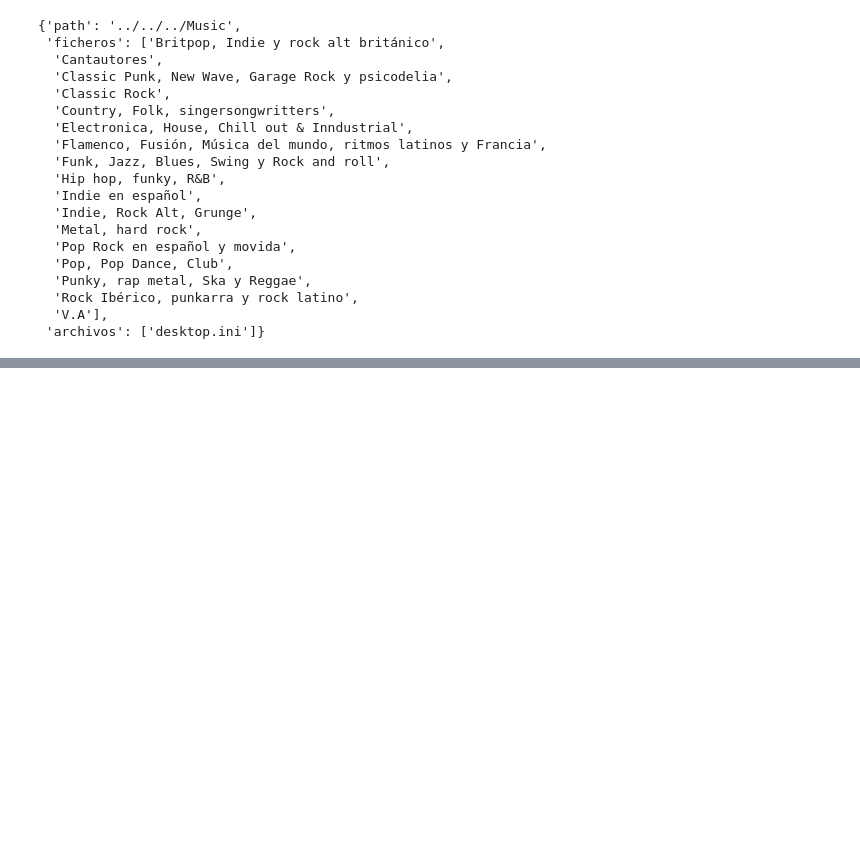
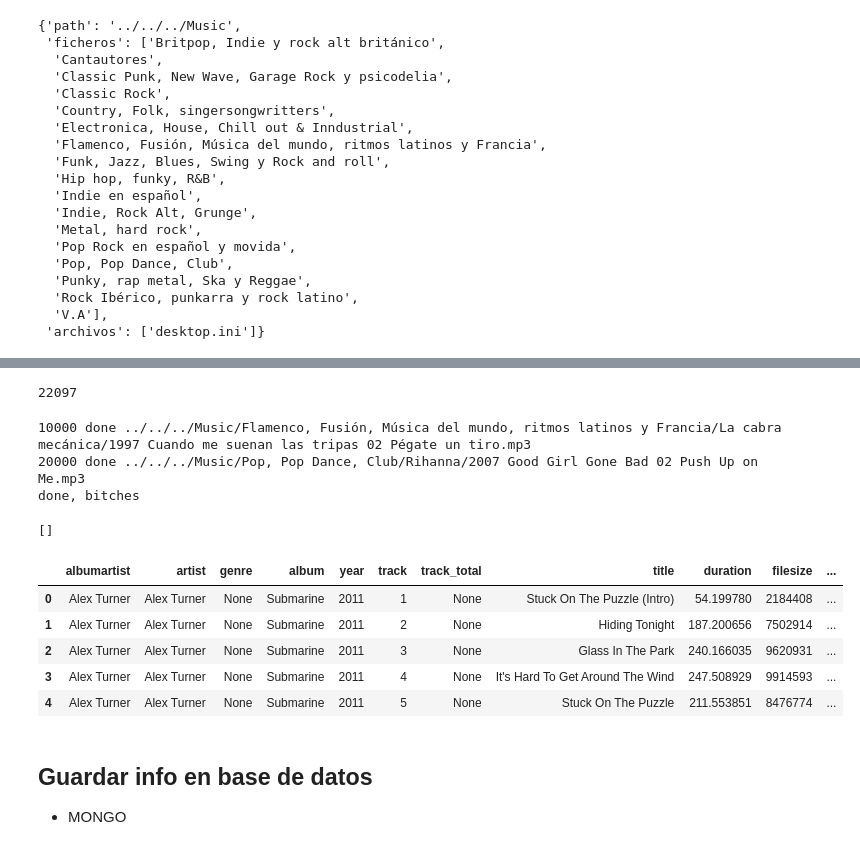
Before and after one commit to emarfer/musicable, a Jupyter notebook: notebooks/02_archivos_y_metadatos.ipynb, the cells around one changed output, grey strips where cells are left out. Drawn from its saved outputs; the diff is of its cells as text; code cells hidden in the pictures; blank space fills up the shorter version.

```diff
--- a/notebooks/02_archivos_y_metadatos.ipynb
+++ b/notebooks/02_archivos_y_metadatos.ipynb
@@ -62,0 +217,49 @@ total[0]
+# %%
+len(archivos_mus)
+# %% [output]
+22097
+# %%
+listatag = []
+excepcionismo = []
+
+for i,r in archivos_mus.iterrows():
+
+    try:
+
+        dicc = {}
+        #tag = TinyTag.get({str(r.ruta)}+'/'+{str(r.archivo)})
+        tag = TinyTag.get(r.ruta+"/"+r.archivo)
+        dicc['albumartist'] = tag.albumartist
+        dicc['artist'] = tag.artist
+        dicc['genre'] = tag.genre
+        dicc['album'] = tag.album
+        dicc['year'] = tag.year
+        dicc['track'] = tag.track
+        dicc['track_total'] = tag.track_total
+        dicc['title'] = tag.title
+        dicc['duration'] = tag.duration
+        dicc['filesize'] = tag.filesize
+        dicc['audio_offset'] = tag.audio_offset
+        dicc['channels'] = tag.channels
+        dicc['comment'] = tag.comment
+        dicc['composer'] = tag.composer
+        dicc['disc_total'] = tag.disc_total
+        #dicc['extra'] = tag.extra
+        dicc['samplerate'] = tag.samplerate
+        dicc['archivo'] = r.archivo
+        dicc['ruta'] = r.ruta
+        dicc['ruta_total'] = f'{r.ruta}/{r.archivo}'
+
+        listatag.append(dicc)
+
+        if i%10000 == 0:
+            print(i, 'done', r.ruta, r.archivo)
+    except Exception as e:
+        print(e)
+        print(f'cant be done: {i}, {r.ruta+"/"+r.archivo}')
+        excepcionismo.append(i)
+print('done, bitches')
+# %% [output]
+10000 done ../../../Music/Flamenco, Fusión, Música del mundo, ritmos latinos y Francia/La cabra mecánica/1997 Cuando me suenan las tripas 02 Pégate un tiro.mp3
+20000 done ../../../Music/Pop, Pop Dance, Club/Rihanna/2007 Good Girl Gone Bad 02 Push Up on Me.mp3
+done, bitches
@@ -62,0 +268,16 @@ total[0]
+# %%
+#comprobar excepcionismo
+excepcionismo #vacía BIEN!!
+# %% [output]
+[]
+# %%
+tags_music = pd.DataFrame(listatag)
+# %%
+tags_music.head()
+# %% [output]
+|  | albumartist | artist | genre | album | year | track | track_total | title | duration | filesize | ... |
+| 0 | Alex Turner | Alex Turner | None | Submarine | 2011 | 1 | None | Stuck On The Puzzle (Intro) | 54.199780 | 2184408 | ... |
+| 1 | Alex Turner | Alex Turner | None | Submarine | 2011 | 2 | None | Hiding Tonight | 187.200656 | 7502914 | ... |
+| 2 | Alex Turner | Alex Turner | None | Submarine | 2011 | 3 | None | Glass In The Park | 240.166035 | 9620931 | ... |
+| 3 | Alex Turner | Alex Turner | None | Submarine | 2011 | 4 | None | It's Hard To Get Around The Wind | 247.508929 | 9914593 | ... |
+| 4 | Alex Turner | Alex Turner | None | Submarine | 2011 | 5 | None | Stuck On The Puzzle | 211.553851 | 8476774 | ... |
@@ -62,0 +287,3 @@ total[0]
+# %% [markdown]
+## Guardar info en base de datos
+- MONGO
```
Also changed, not shown: parts of 29 cells of this notebook.
